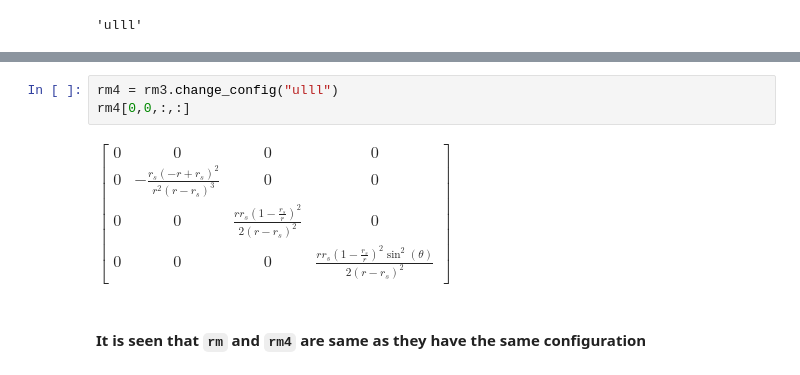
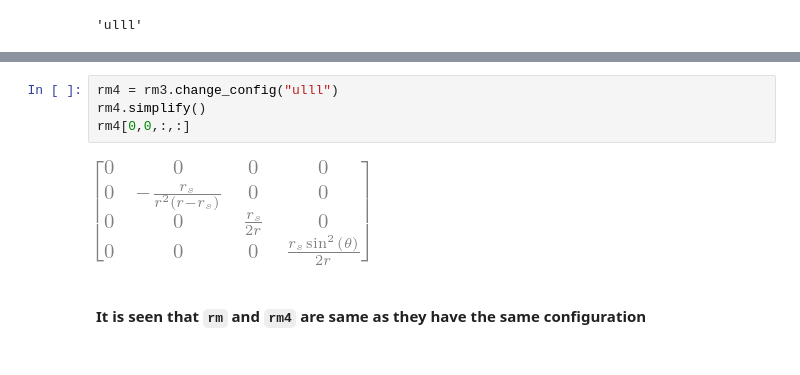
Before and after one commit to einsteinpy/einsteinpy, a Jupyter notebook: docs/source/examples/Playing with Contravariant and Covariant Indices in Tensors(Symbolic).ipynb, the cells around one changed output, grey strips where cells are left out. Drawn from its saved outputs; the diff is of its cells as text.

Commit message:
add simplify() in between (examples)

```diff
--- a/docs/source/examples/Playing with Contravariant and Covariant Indices in Tensors(Symbolic).ipynb
+++ b/docs/source/examples/Playing with Contravariant and Covariant Indices in Tensors(Symbolic).ipynb
@@ -78,7 +78,8 @@ $\displaystyle \left[\begin{matrix}0 & 0 & 0 & 0\\0 & \frac{r_{s} c^{2} \left(-
 # %%
 rm4 = rm3.change_config("ulll")
+rm4.simplify()
 rm4[0,0,:,:]
 # %% [output]
-$\displaystyle \left[\begin{matrix}0 & 0 & 0 & 0\\0 & - \frac{r_{s} \left(- r + r_{s}\right)^{2}}{r^{2} \left(r - r_{s}\right)^{3}} & 0 & 0\\0 & 0 & \frac{r r_{s} \left(1 - \frac{r_{s}}{r}\right)^{2}}{2 \left(r - r_{s}\right)^{2}} & 0\\0 & 0 & 0 & \frac{r r_{s} \left(1 - \frac{r_{s}}{r}\right)^{2} \sin^{2}{\left(\theta \right)}}{2 \left(r - r_{s}\right)^{2}}\end{matrix}\right]$
+[figure, added]
 # %% [markdown]
 #### It is seen that `rm` and `rm4` are same as they have the same configuration
```
Also changed, not shown: parts of 9 cells of this notebook.
